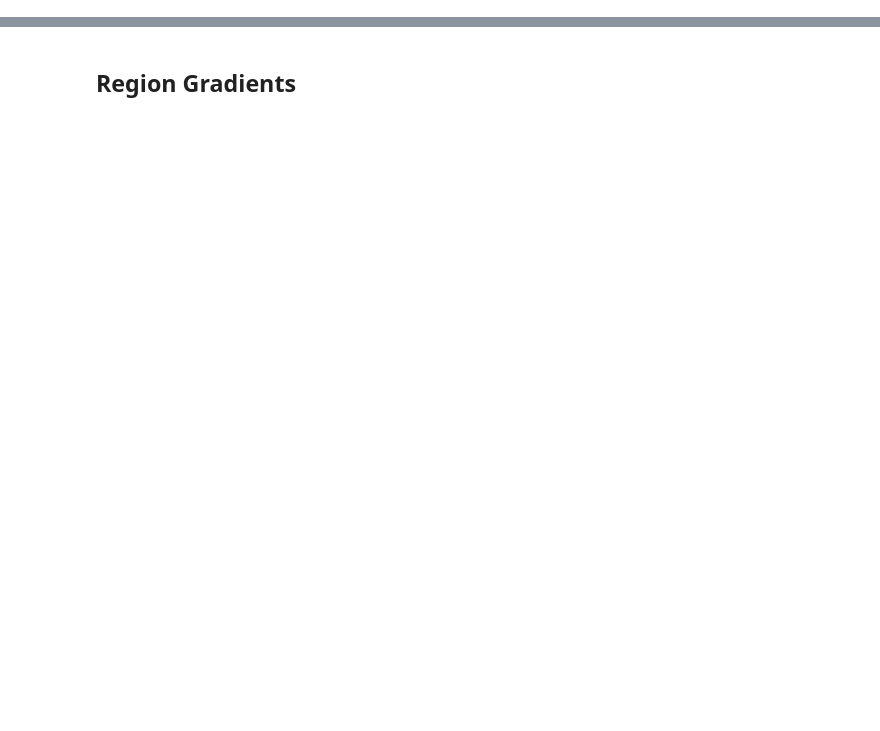
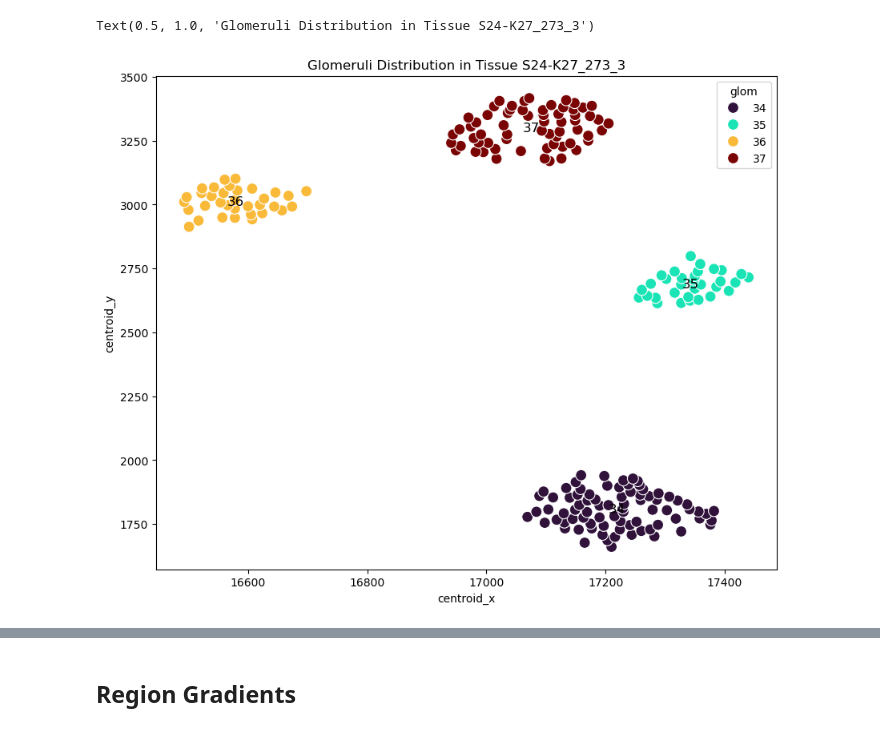
Before and after one commit to jvillazon/hsi_machine_learning, a Jupyter notebook: sk_classifier/integrated_pipeline.ipynb, the cells around one changed output, grey strips where cells are left out. Cells and saved outputs as stored; diff of their text form; code cells hidden in the pictures; blank space fills up the shorter version.

Commit message:
Update for glom specific and logic updates

```diff
--- a/sk_classifier/integrated_pipeline.ipynb
+++ b/sk_classifier/integrated_pipeline.ipynb
@@ -288,13 +288,13 @@ group_order = [
 
 # df['mask_name'] = pd.Categorical(df['mask_name'], categories=unit_order, ordered=True)
 df['group'] = pd.Categorical(df['group'], categories=group_order, ordered=True)
-for i, val_col in enumerate(df.columns[7:]):
-    df[val_col] = df[val_col].fillna(df.groupby(['group', 'mask_name'])[val_col].transform('median'))
+# for i, val_col in enumerate(df.columns[7:]):
+#     df[val_col] = df[val_col].fillna(df.groupby(['group', 'mask_name', 'tissue_id'])[val_col].transform('median'))
 
-df[df.columns[7:]] = df[df.columns[7:]].fillna(0)
+# df[df.columns[7:]] = df[df.columns[7:]].fillna(0)
 
 # df['Group_ID'] = df['Group_ID'].map(group_map)
-df.drop(columns=['Redox', 'Collagen_Coherence', 'Collagen_Thickness'],inplace=True)
+# df.drop(columns=['Redox', 'Collagen_Coherence', 'Collagen_Thickness'],inplace=True)
 df = df.replace({'Middle Cortex': 'Outer Cortex', 'Juxtamedullary Cortex': 'Inner Cortex', 'Cluster3':'Cluster4', 'Cluster13': 'Cluster12', 'Cluster14': 'Cluster12', 'Cluster10': 'Cluster9'} )
 
 
@@ -310,3 +310,26 @@ df.loc[condition_tal, 'group'] = 'Inner Stripe'
 
 condition_glom = (df['mask_name'].isin(['Cluster1']) & df['group'].isin(['Outer Stripe']))
 df.loc[condition_glom, 'group'] = 'Inner Cortex'
+# %%
+from sklearn.cluster import DBSCAN
+df_glom_list = []
+n_glom = 0
+for i, tissue_id in enumerate(df['tissue_id'].unique()):
+    df_tissue = df[df['tissue_id']==tissue_id]
+    df_glom = df_tissue[df_tissue['mask_name']=='Cluster1']
+
+    coords = df_glom[['centroid_x', 'centroid_y']].values
+
+    dbscan = DBSCAN(eps=100, min_samples=20, metric='euclidean')
+    labels = dbscan.fit_predict(coords)
+
+    df_glom['glom'] = labels
+    df_glom.loc[df_glom['glom']>=0, 'glom'] = df_glom.loc[df_glom['glom']>=0, 'glom'] + n_glom
+
+    n_glom += labels.max() + 1
+
+    df_glom_list.append(df_glom)
+
+combined_df_glom = pd.concat(df_glom_list)
+
+new_plot_df = df.join(combined_df_glom[['glom']], how='left')
@@ -312,0 +381,17 @@ df.loc[condition_glom, 'group'] = 'Inner Cortex'
+# %%
+plt.figure(figsize=(10, 8))
+
+data = df_glom_list[1][df_glom_list[1]['glom']>=0].copy()
+sns.scatterplot(
+    data=data, x='centroid_x', y='centroid_y', hue='glom', palette='turbo', s=100
+)
+
+cluster_centers = data.groupby('glom')[['centroid_x', 'centroid_y']].mean().reset_index()
+
+for idx, row in cluster_centers.iterrows():
+    plt.text(row['centroid_x'], row['centroid_y'], str(int(row['glom'])), fontsize=12, color='black', ha='center', va='center')
+
+plt.title('Glomeruli Distribution in Tissue S24-K27_273_3')
+# %% [output]
+Text(0.5, 1.0, 'Glomeruli Distribution in Tissue S24-K27_273_3')
+[figure, added]
```
Also changed, not shown: parts of 19 cells of this notebook, 2 other files.
